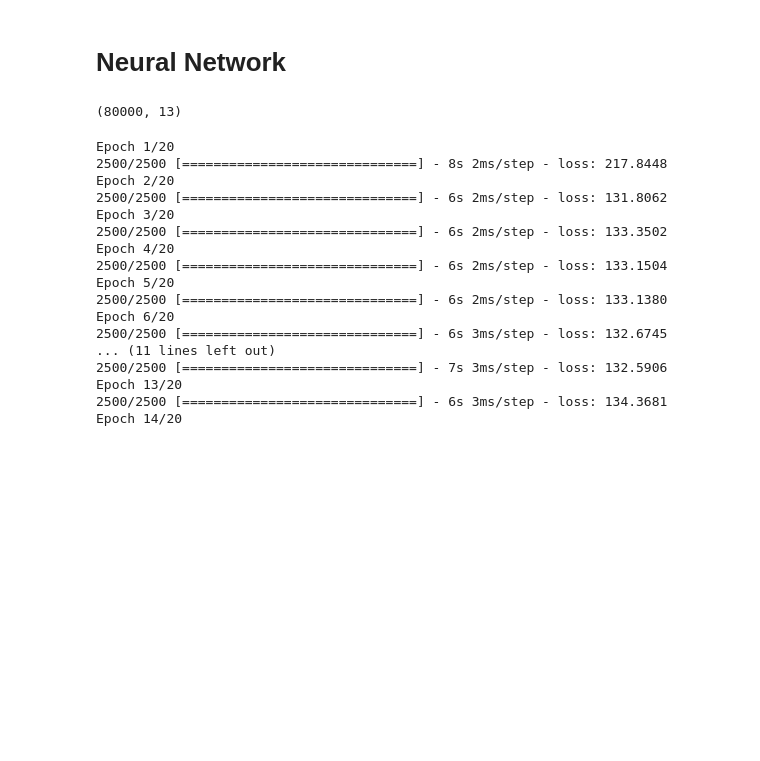
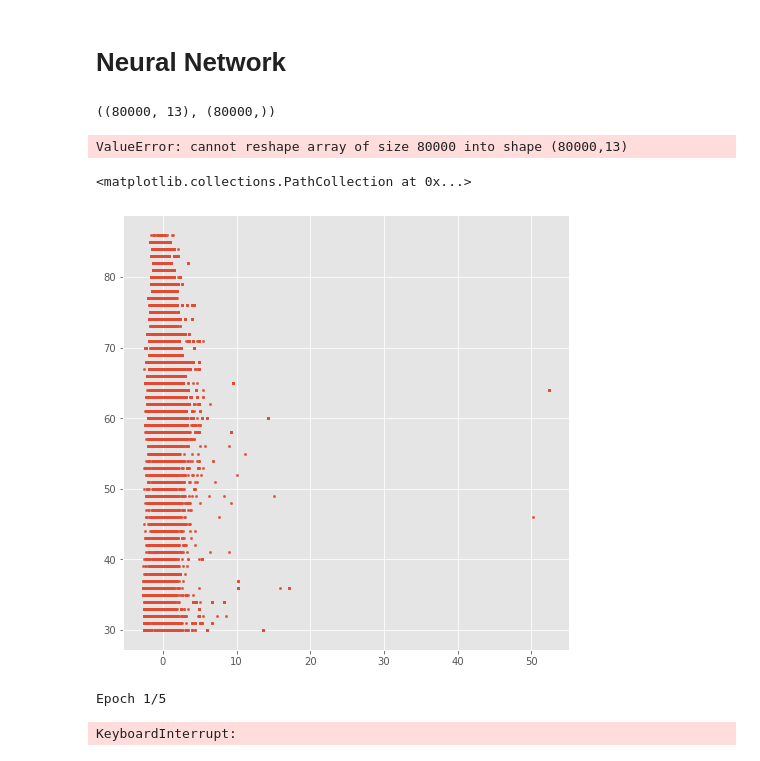
Before and after one commit to ATLas278/The-Popularity-Serum, a Jupyter notebook: ml_spotify.ipynb, the cells around one changed output. Cells and saved outputs as stored; diff of their text form; code cells hidden in the pictures; blank space fills up the shorter version.

```diff
--- a/ml_spotify.ipynb
+++ b/ml_spotify.ipynb
@@ -208,9 +207,19 @@ RMSE Test: 4.95901162794916
 # %% [markdown]
 # Neural Network
 # %%
-X_train.shape
+X_train.shape, y_train.shape
 # %% [output]
-(80000, 13)
+((80000, 13), (80000,))
+# %%
+y_train.reshape(80000,13)
+# %% [output]
+ValueError: cannot reshape array of size 80000 into shape (80000,13)
+# %%
+fig, ax = plt.subplots(figsize=(8,8))
+ax.scatter(X_train[:,0],y_train, s=5)
+# %% [output]
+<matplotlib.collections.PathCollection at 0x...>
+[figure, added]
 # %%
 sc = StandardScaler()
 X_train = sc.fit_transform(X_train)
@@ -229,20 +243,5 @@ model.compile(optimizer = 'adam', loss = 'mean_squared_error')
 # %%
-model.fit(X_train.reshape(X_train.shape[0],X_train.shape[1], 1), y_train, epochs=20, batch_size=32)
+model.fit(X_train.reshape(X_train.shape[0],X_train.shape[1], 1), y_train, epochs=5, batch_size=32)
 # %% [output]
-Epoch 1/20
-2500/2500 [==============================] - 8s 2ms/step - loss: 217.8448
-Epoch 2/20
-2500/2500 [==============================] - 6s 2ms/step - loss: 131.8062
-Epoch 3/20
-2500/2500 [==============================] - 6s 2ms/step - loss: 133.3502
-Epoch 4/20
-2500/2500 [==============================] - 6s 2ms/step - loss: 133.1504
-Epoch 5/20
-2500/2500 [==============================] - 6s 2ms/step - loss: 133.1380
-Epoch 6/20
-2500/2500 [==============================] - 6s 3ms/step - loss: 132.6745
-... (11 lines left out)
-2500/2500 [==============================] - 7s 3ms/step - loss: 132.5906
-Epoch 13/20
-2500/2500 [==============================] - 6s 3ms/step - loss: 134.3681
-Epoch 14/20
+Epoch 1/5
+KeyboardInterrupt:
```
Also changed, not shown: parts of 10 cells of this notebook.
